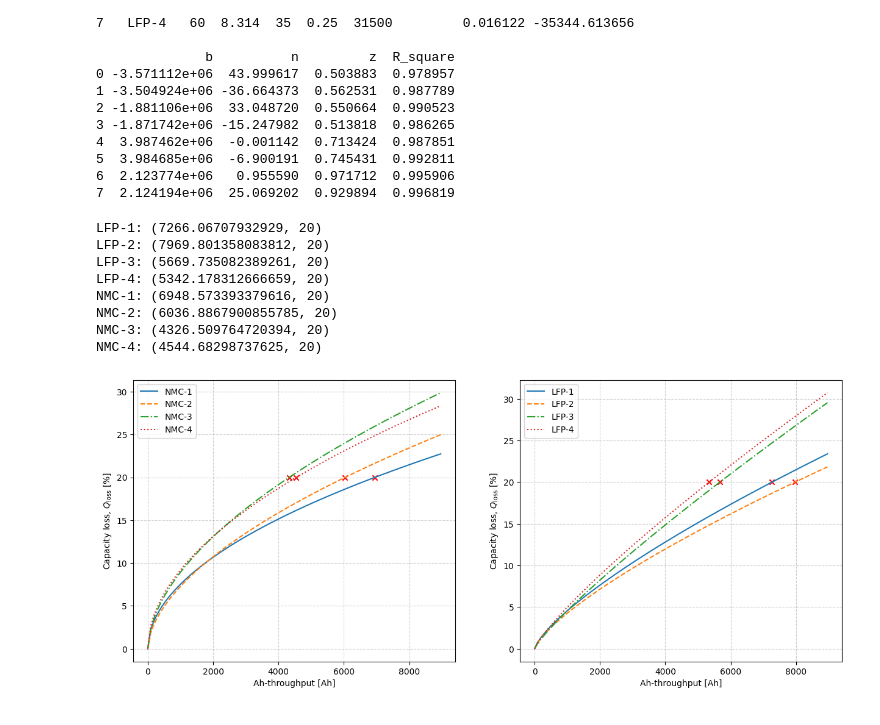
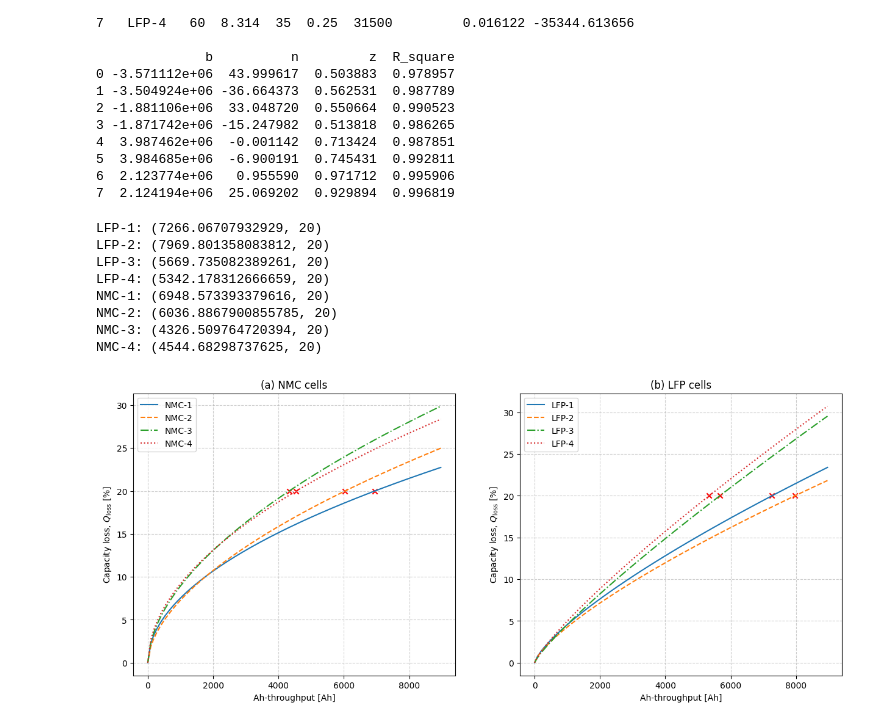
Before and after one commit to jmanzolli/Electric-Bus-Battery-Degradation-and-Optimization, a Jupyter notebook: semiempiric_results.ipynb, the cells around one changed output. Drawn from its saved outputs; the diff is of its cells as text; code cells hidden in the pictures.

Commit message:
Edited plots

```diff
--- a/semiempiric_results.ipynb
+++ b/semiempiric_results.ipynb
@@ -8,8 +8,8 @@ from scipy.optimize import OptimizeWarning
 from matplotlib.ticker import FuncFormatter
 # %%
 # Read data from Excel files
-filenames_NMC = ['data_clean_NMC_7.xlsx', 'data_clean_NMC_8.xlsx','data_clean_NMC_13.xlsx','data_clean_NMC_14.xlsx']
-filenames_LFP = ['data_clean_LFP_5.xlsx', 'data_clean_LFP_6.xlsx','data_clean_LFP_15.xlsx','data_clean_LFP_16.xlsx']
+filenames_NMC = ['Data/Data cleaned/data_clean_NMC_7.xlsx', 'Data/Data cleaned/data_clean_NMC_8.xlsx','Data/Data cleaned/data_clean_NMC_13.xlsx','Data/Data cleaned/data_clean_NMC_14.xlsx']
+filenames_LFP = ['Data/Data cleaned/data_clean_LFP_5.xlsx', 'Data/Data cleaned/data_clean_LFP_6.xlsx','Data/Data cleaned/data_clean_LFP_15.xlsx','Data/Data cleaned/data_clean_LFP_16.xlsx']
 
 # Define the fixed parameters for each dataset
 fixed_parameters_NMC = [
@@ -399,31 +484,33 @@ axs[1].plot(Ah_values, Q_loss_values_4, label='LFP-4', color=colors[3], linestyl
 axs[0].scatter(*point_20_5, marker='x', color='red')
 axs[0].scatter(*point_20_6, marker='x', color='red')
 axs[0].scatter(*point_20_7, marker='x', color='red')
 axs[0].scatter(*point_20_8, marker='x', color='red')
 axs[1].scatter(*point_20_1, marker='x', color='red')
 axs[1].scatter(*point_20_2, marker='x', color='red')
 axs[1].scatter(*point_20_3, marker='x', color='red')
 axs[1].scatter(*point_20_4, marker='x', color='red')
 
 # Set labels, legend, and grid
+axs[0].set_title('(a) NMC cells')
+axs[1].set_title('(b) LFP cells')
 axs[0].set_xlabel('Ah-throughput [Ah]')
 axs[1].set_xlabel('Ah-throughput [Ah]')
 axs[0].set_ylabel('Capacity loss, $Q_{\mathrm{loss}}$ [%]')
 axs[1].set_ylabel('Capacity loss, $Q_{\mathrm{loss}}$ [%]')
 axs[0].legend()
 axs[1].legend()
 axs[0].grid(True, linestyle='--', alpha=0.6)
 axs[1].grid(True, linestyle='--', alpha=0.6)
 
 # Show the plot
 plt.show()
 # %% [output]
 LFP-1: (7266.06707932929, 20)
 LFP-2: (7969.801358083812, 20)
 LFP-3: (5669.735082389261, 20)
 LFP-4: (5342.178312666659, 20)
 NMC-1: (6948.573393379616, 20)
 NMC-2: (6036.8867900855785, 20)
 NMC-3: (4326.509764720394, 20)
 NMC-4: (4544.68298737625, 20)
-[figure, old version]
+[figure, new version]
```
Also changed, not shown: parts of 2 cells of this notebook, 1 other file.
